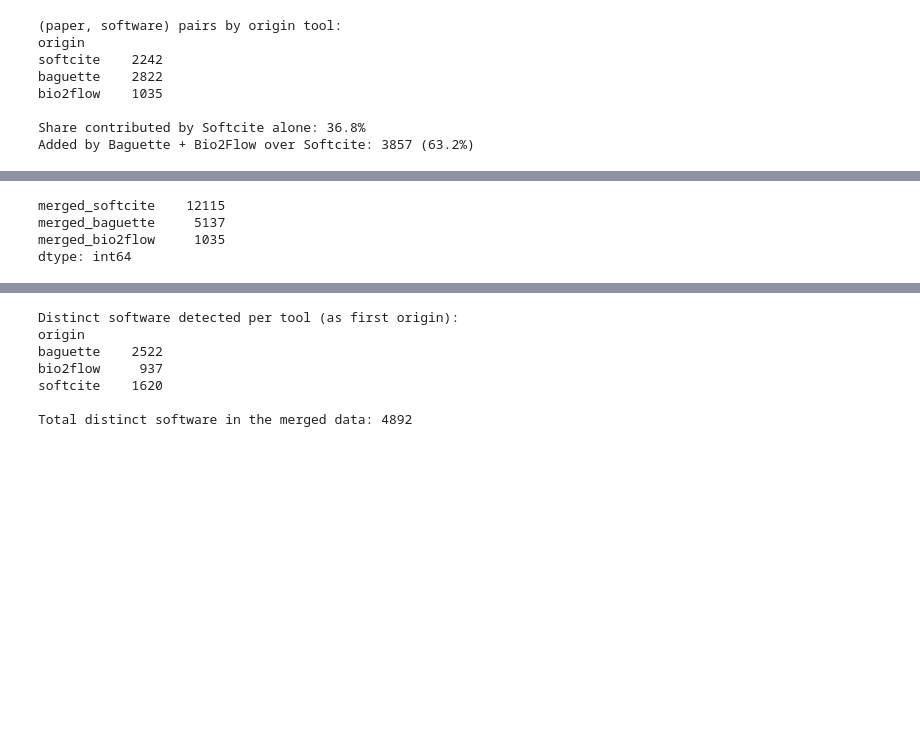
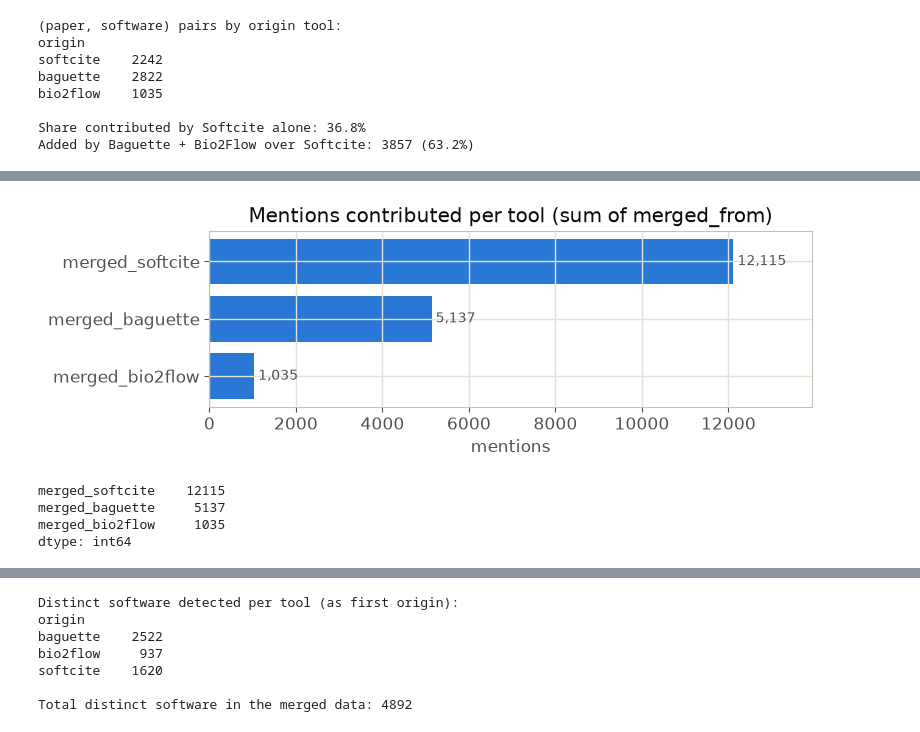
Before and after one commit to HackathonSanteNumerique/hackaton-sante-numerique-2026, a Jupyter notebook: notebooks/merged_analysis.ipynb, the cells around one changed output, grey strips where cells are left out. Cells and saved outputs as stored; diff of their text form; code cells hidden in the pictures; blank space fills up the shorter version.

```diff
--- a/notebooks/merged_analysis.ipynb
+++ b/notebooks/merged_analysis.ipynb
@@ -439,6 +439,6 @@ Added by Baguette + Bio2Flow over Softcite: 3857 (63.2%)
 # %%
 # Mentions contributed per source (document-level merged_from)
 by_source = papers[["merged_softcite", "merged_baguette", "merged_bio2flow"]].sum()
-hbar(by_source, "Mentions contributed per tool (sum of merged_from)", "mentions").show()
+hbar(by_source, "Mentions contributed per tool (sum of merged_from)", "mentions")
 by_source
 # %% [output]
@@ -446,3 +445,4 @@ by_source
+[figure, added]
 merged_softcite    12115
 merged_baguette     5137
 merged_bio2flow     1035
```
Also changed, not shown: parts of 15 cells of this notebook.
